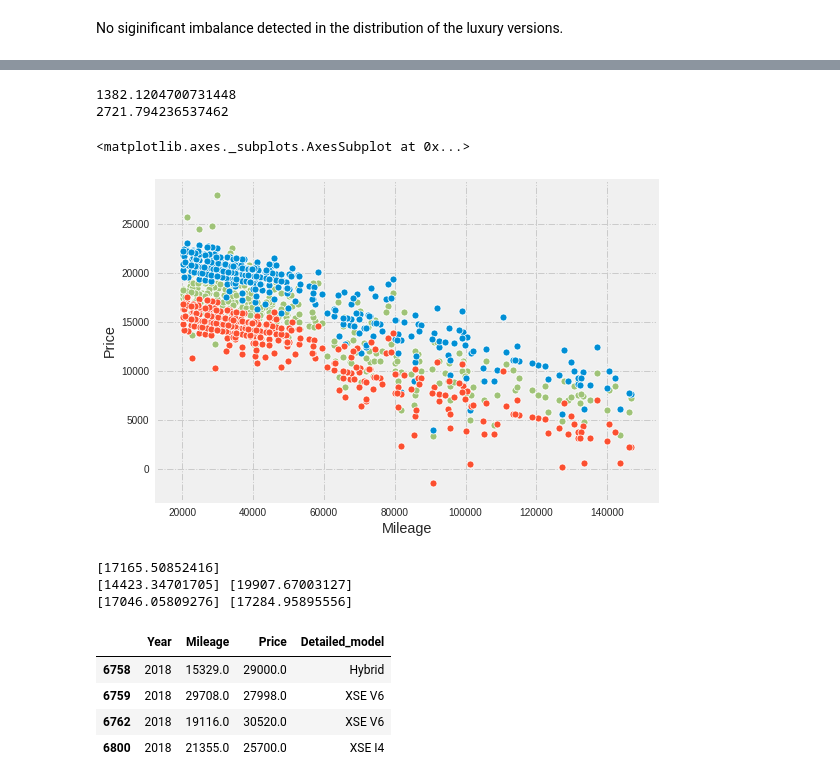
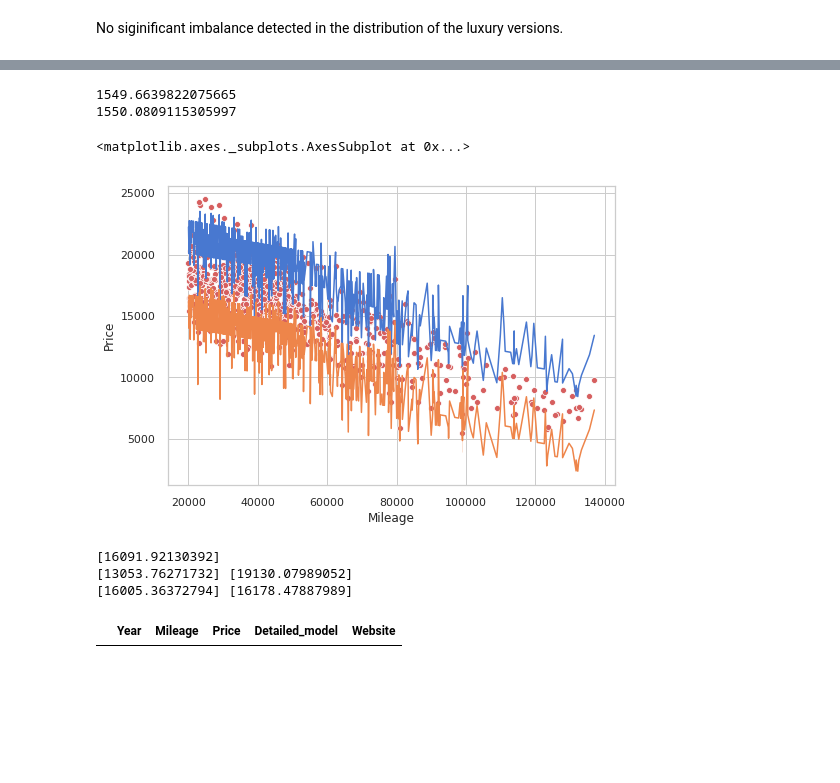
Before and after one commit to mEyob/linear-regression-car-price, a Jupyter notebook: analysis.ipynb, the cells around one changed output, grey strips where cells are left out. Saved outputs shown, nothing was run; the diff lists cells and outputs as text; code cells hidden in the pictures; blank space fills up the shorter version.

```diff
--- a/analysis.ipynb
+++ b/analysis.ipynb
@@ -311,0 +455,2 @@ toyota.describe()
+# %%
+toyota.drop(toyota[toyota.Price > percentile97].index, inplace=True)
@@ -314,13 +476,19 @@ toyota.describe()
 ---
 # %%
 toyota['Year_ctr'] = transform(toyota.Year, 'center')
+toyota['Mileage_ctr'] = transform(toyota.Mileage, 'center')
 toyota['Year_std'] = transform(toyota.Year, 'standardize')
 toyota['Year_SQ_std'] = transform((toyota.Year**2), 'standardize')
+toyota['Year_SQ_ctr'] = transform((toyota.Year**2), 'center')
+toyota['Year_Quad2_std'] = transform(18.92 * toyota.Year**2, 'standardize')
+toyota['Year_Quad1_std'] = transform(7.5e4 * toyota.Year, 'standardize')
 toyota['Mileage_std'] = transform(toyota.Mileage, 'standardize')
 toyota['Mileage_SQRT_std'] = transform(transform(toyota.Mileage, np.sqrt) , 'standardize')
+toyota['Mileage_log'] = np.log2(toyota.Mileage)
 toyota['Mileage_log_std'] = transform(transform(toyota.Mileage, np.log2), 'standardize')
 
-toyota['XLE_XSE'] = [1 if entry else 0 for entry in toyota.Detailed_model.str.contains('XLE|XSE', na=False)]
+toyota['XLE'] = [1 if entry else 0 for entry in toyota.Detailed_model.str.contains('XLE', na=False)]
+toyota['XSE'] = [1 if entry else 0 for entry in toyota.Detailed_model.str.contains('XSE', na=False)]
 toyota['Hybrid'] = [1 if entry else 0 for entry in toyota.Detailed_model.str.contains('Hybrid', na=False)]
 # %% [markdown]
 ---
@@ -446,6 +634,6 @@ array([-3749.84466322,  1201.86396597,  2564.9101776 ])
 # %%
-model = train_test_plot(toyota[toyota.Mileage > 20000], ['Mileage_SQRT_std', 'Year_SQ_std','XLE_XSE', 'Hybrid','Price'])
-residuals = model.predict(toyota[toyota.Mileage > 20000][['Mileage_SQRT_std', 'Year_SQ_std','XLE_XSE', 'Hybrid']])  -  toyota[toyota.Mileage > 20000]['Price']
+model = train_test_plot(toyota[toyota.Mileage > 15000], ['Mileage_SQRT_std', 'Year_SQ_std','XLE' ,'XSE', 'Hybrid','Price'])
+residuals = model.predict(toyota[toyota.Mileage > 15000][['Mileage_SQRT_std', 'Year_SQ_std','XLE' ,'XSE', 'Hybrid']])  -  toyota[toyota.Mileage > 15000]['Price']
 fig = plt.figure(figsize=(10,4))
 axes = fig.subplots(1,2)
 qqplot(residuals, line='r',ax=axes[0]);
@@ -458,8 +646,0 @@ array([-1991.88107535,  2042.41224885,  1503.98167167,  2194.55303662])
-# %%
-model = train_test_plot(toyota[toyota.Mileage > 20000], ['Mileage_std', 'Year_std','XLE_XSE', 'Hybrid','Price'])
-residuals = model.predict(toyota[toyota.Mileage > 20000][['Mileage_std', 'Year_std','XLE_XSE', 'Hybrid']])  -  toyota[toyota.Mileage > 20000]['Price']
-fig = plt.figure(figsize=(10,4))
-axes = fig.subplots(1,2)
-qqplot(residuals, line='r',ax=axes[0]);
-sns.distplot(residuals, ax=axes[1])
-model.coef_
@@ -474,37 +651,33 @@ np.mean(residuals)/np.std(residuals, ddof=residuals.shape[0] -1)
 # %%
 print(np.std(residuals, ddof=1))
-print(1.96 * np.sqrt(np.sum(residuals**2)/(residuals.shape[0] - 1)))
+print(np.sqrt(np.sum(residuals**2)/(residuals.shape[0] - 1)))
 # %% [output]
-1382.1204700731448
-2721.794236537462
+1549.6639822075665
+1550.0809115305997
 # %%
 fig, ax = plt.subplots()
 interval = 1.96 * np.sqrt(np.sum(residuals**2)/(residuals.shape[0] - 1))
-predictions = model.predict(toyota[toyota.Mileage > 20000][['Mileage_std', 'Year_SQ_std','XLE_XSE', 'Hybrid']])
+predictions = model.predict(toyota[toyota.Mileage > 20000][['Mileage_std', 'Year_SQ_std','XLE', 'XSE', 'Hybrid']])
 upper, lower = predictions + interval, predictions - interval
-sns.scatterplot(x=toyota[toyota.Mileage > 20000].Mileage, y=toyota[toyota.Mileage > 20000].Price, ax=ax,color='g')
-sns.scatterplot(x=toyota[toyota.Mileage > 20000].Mileage, y=upper, ax=ax)
-sns.scatterplot(x=toyota[toyota.Mileage > 20000].Mileage, y=lower, ax=ax)
+sns.scatterplot(x=toyota[toyota.Mileage > 20000].Mileage, y=toyota[toyota.Mileage > 20000].Price, ax=ax,color='r')
+sns.lineplot(x=toyota[toyota.Mileage > 20000].Mileage, y=upper, ax=ax)
+sns.lineplot(x=toyota[toyota.Mileage > 20000].Mileage, y=lower, ax=ax)
 # %% [output]
 <matplotlib.axes._subplots.AxesSubplot at 0x...>
-[figure, old version]
+[figure, new version]
 # %%
-pred = model.predict([[(50000 - np.mean(toyota.Mileage))/np.std(toyota.Mileage), (2016 - np.mean(toyota.Year))/np.std(toyota.Year), 1, 0]])
+pred = model.predict([[(40000 - np.mean(toyota.Mileage))/np.std(toyota.Mileage), (2016 - np.mean(toyota.Year))/np.std(toyota.Year), 0, 0, 0]])
 print(pred)
 print(pred - interval, pred + interval)
 print(pred - interval/np.sqrt(toyota.shape[0]), pred + interval/np.sqrt(toyota.shape[0]))
 # %% [output]
-[17165.50852416]
-[14423.34701705] [19907.67003127]
-[17046.05809276] [17284.95895556]
+[16091.92130392]
+[13053.76271732] [19130.07989052]
+[16005.36372794] [16178.47887989]
 # %%
-toyota[(toyota.Price > 25000) & (toyota.Mileage > 15000)][['Year', 'Mileage', 'Price', 'Detailed_model']]
+toyota[(toyota.Price > 25000) & (toyota.Mileage > 15000)][['Year', 'Mileage', 'Price', 'Detailed_model', 'Website']]
 # %% [output]
-|  | Year | Mileage | Price | Detailed_model |
-| 6758 | 2018 | 15329.0 | 29000.0 | Hybrid |
-| 6759 | 2018 | 29708.0 | 27998.0 | XSE V6 |
-| 6762 | 2018 | 19116.0 | 30520.0 | XSE V6 |
-| 6800 | 2018 | 21355.0 | 25700.0 | XSE I4 |
+|  | Year | Mileage | Price | Detailed_model | Website |
 # %%
 toyota.columns
 # %% [output]
```
Also changed, not shown: parts of 123 cells of this notebook.
